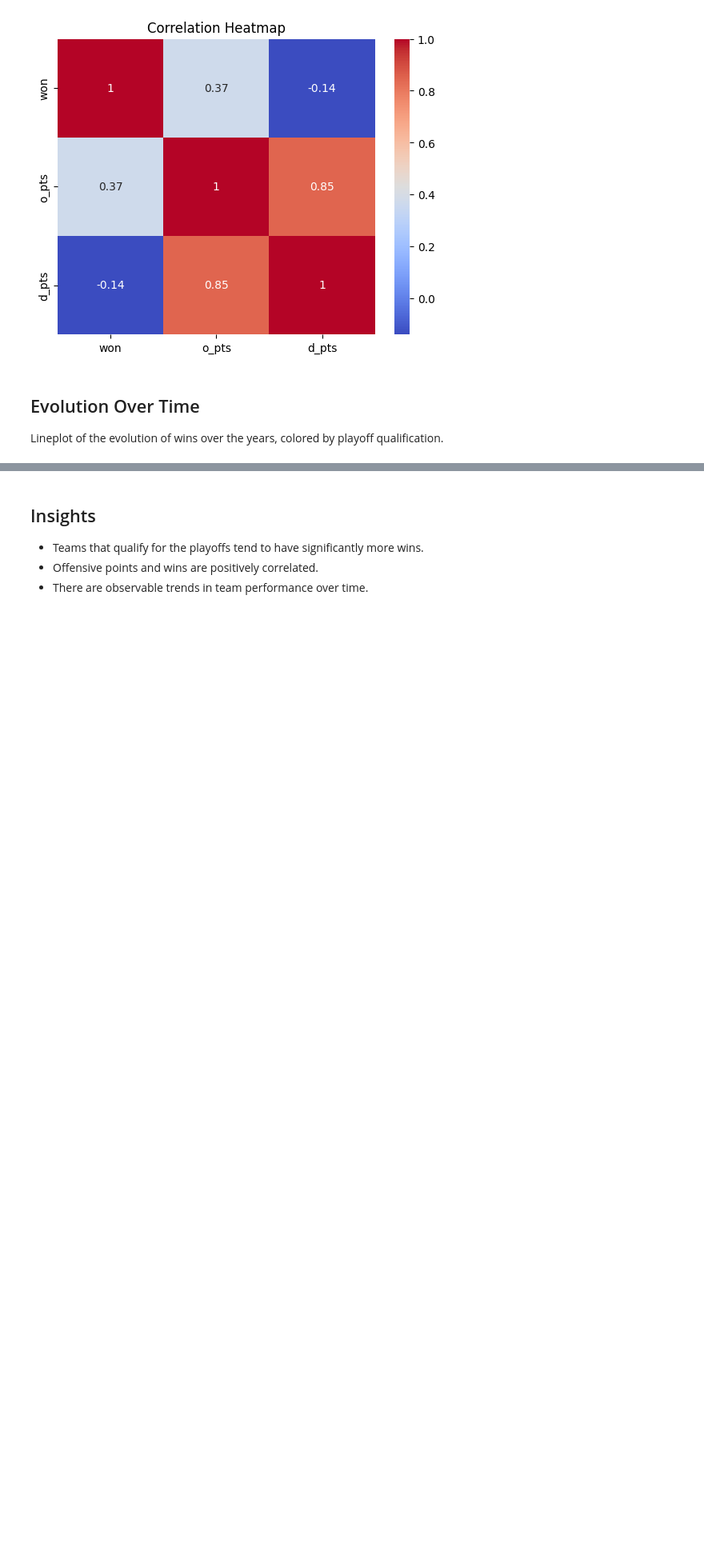
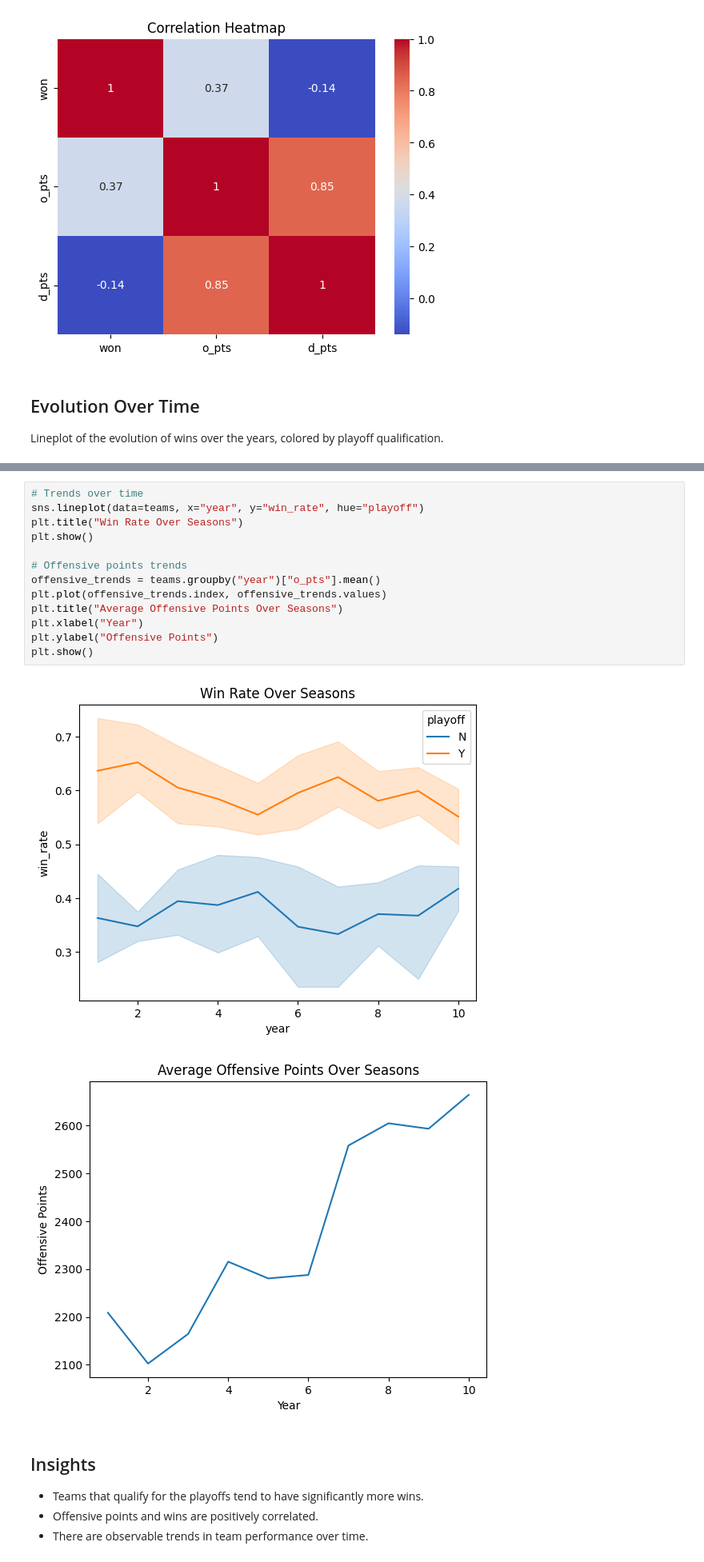
Before and after one commit to ruisilveira84/feup-ac, a Jupyter notebook: notebooks/eda.ipynb, the cells around one changed output, grey strips where cells are left out. Shown at 80% size. Drawn from its saved outputs; the diff is of its cells as text; blank space fills up the shorter version.

```diff
--- a/notebooks/eda.ipynb
+++ b/notebooks/eda.ipynb
@@ -135,3 +144,19 @@ plt.show()
+# %%
+# Trends over time
+sns.lineplot(data=teams, x="year", y="win_rate", hue="playoff")
+plt.title("Win Rate Over Seasons")
+plt.show()
+
+# Offensive points trends
+offensive_trends = teams.groupby("year")["o_pts"].mean()
+plt.plot(offensive_trends.index, offensive_trends.values)
+plt.title("Average Offensive Points Over Seasons")
+plt.xlabel("Year")
+plt.ylabel("Offensive Points")
+plt.show()
+# %% [output]
+[figure, added]
+[figure, added]
 # %% [markdown]
 ## Insights
 - Teams that qualify for the playoffs tend to have significantly more wins.
```
Also changed, not shown: parts of 3 cells of this notebook, 1 other file.
